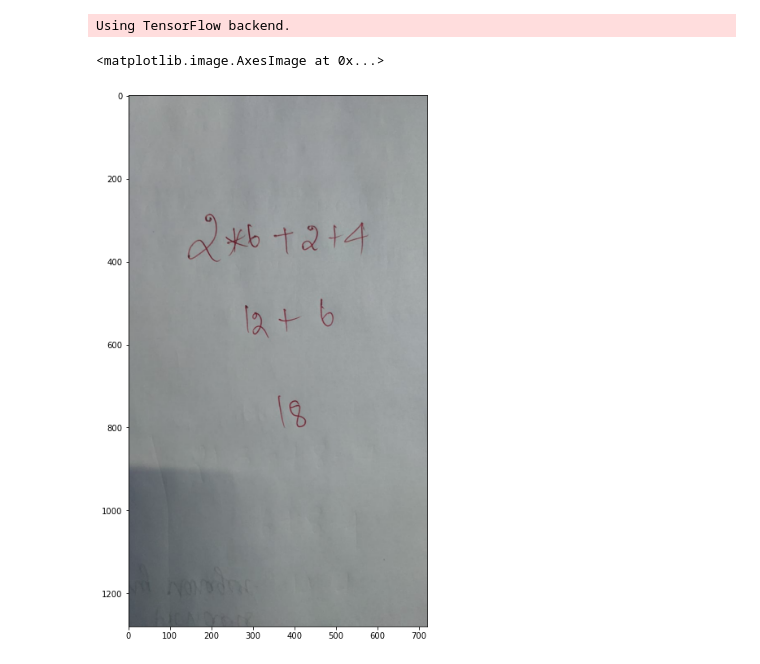
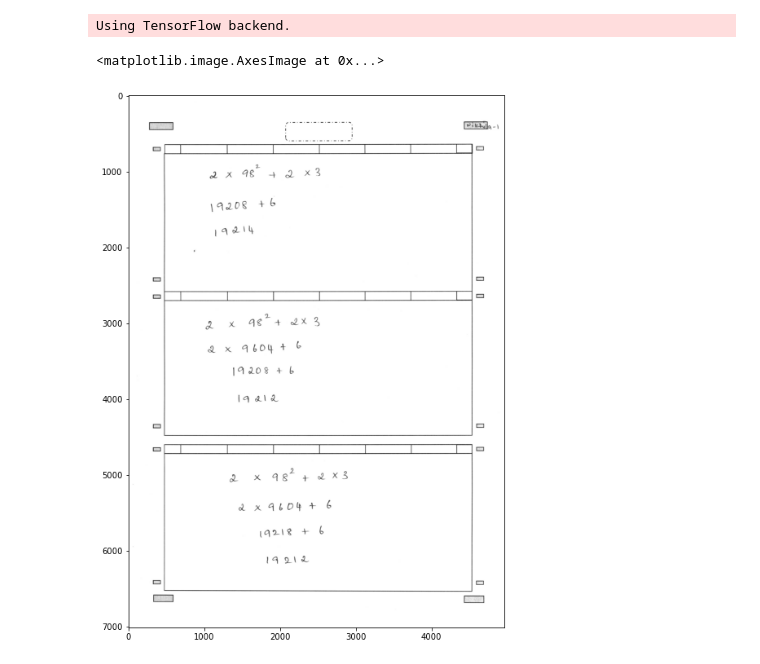
Before and after one commit to AjayKumarR24430/Maths-Problem-Solving-Using-Image-Processing, a Jupyter notebook: Image processing and model load.ipynb, the cells around one changed output. Saved outputs shown, nothing was run; the diff lists cells and outputs as text; code cells hidden in the pictures.

Commit message:
Model-image linking

```diff
--- a/Image processing and model load.ipynb
+++ b/Image processing and model load.ipynb
@@ -727,18 +727,18 @@ def text_segment(Y1,Y2,X1,X2,box_num,line_name, dict_clean = dict_clean_img,\
 # %%
 #read the image
 # %%
-image_path = "data/sum5.jpg"
+image_path = "data/sample_image.jpg"
 A = 2
 B = 2
 X = 98
 Y = 3
 
 img = cv2.imread(image_path)
 plt.figure(figsize=(12,12))
 plt.imshow(img)
 # %% [output]
 <matplotlib.image.AxesImage at 0x...>
-[figure, old version]
+[figure, new version]
 # %%
 ## extracting workspace
 # %%
```
Also changed, not shown: parts of 4 cells of this notebook, 3 other files.
